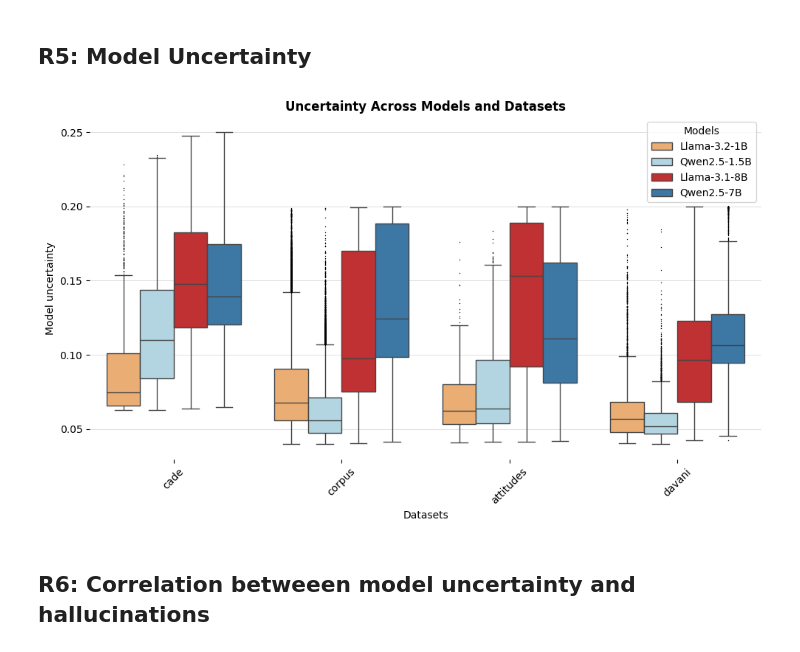
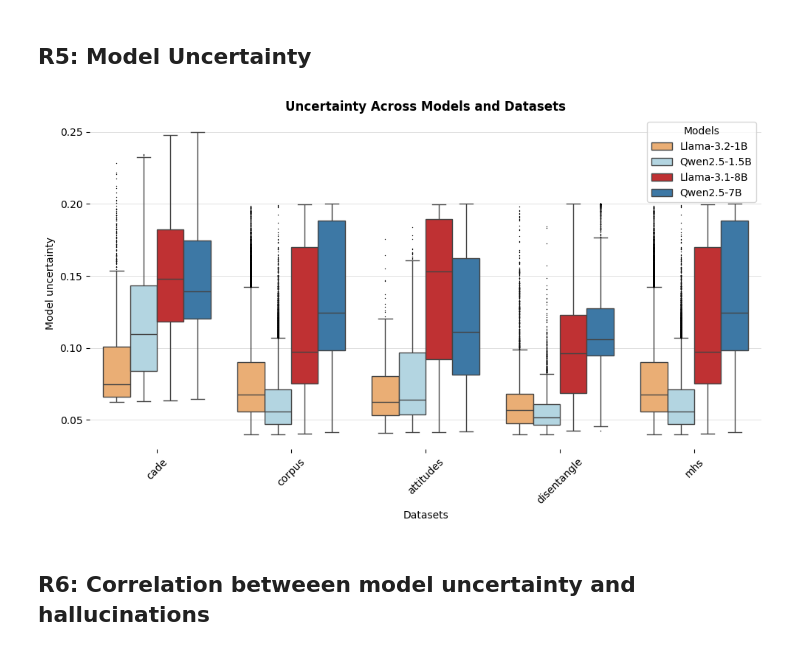
Before and after one commit to aequa-tech/ghost-annotator, a Jupyter notebook: src/Z.plot_viz.ipynb, the cells around one changed output. Saved outputs shown, nothing was run; the diff lists cells and outputs as text; code cells hidden in the pictures.

Commit message:
plots

```diff
--- a/src/Z.plot_viz.ipynb
+++ b/src/Z.plot_viz.ipynb
@@ -48,6 +48,14 @@ def calcola_percentuale_predizioni(file_csv):
 
     # Calcola la percentuale di predizioni "mai selezionate" rispetto al totale delle predizioni per ogni modello e dataset
     model_name, dataset_name = file_csv.split('_')[3].split('Instruct')[0][0:-1], file_csv.split('_')[-1].split(".")[0]
+
+    mappatura_dataset = {
+    'davani': 'disentangle',
+    'measuring': 'mhs',
+    'attitudes': 'attitudes',
+    'cade': 'cade'
+}
+    dataset_name = mappatura_dataset.get(dataset_name, dataset_name)
 
     if count==0:
         percentuale=0
@@ -405,6 +318,14 @@ def estrai_dati_box_plot(file_csv):
 
     # Unisci altre informazioni come il modello e dataset per etichettare correttamente
     model_name, dataset_name = file_csv.split('_')[3].split('Instruct')[0][0:-1], file_csv.split('_')[-1].split(".")[0]
+
+    mappatura_dataset = {
+    'davani': 'disentangle',
+    'measuring': 'mhs',
+    'attitudes': 'attitudes',
+    'cade': 'cade'
+}
+    dataset_name = mappatura_dataset.get(dataset_name, dataset_name)
 
     df_unique['model_name'] = model_name
     df_unique['dataset_name'] = dataset_name
@@ -433,34 +354,34 @@ modelli_ordinati = ['Llama-3.2-1B',  'Qwen2.5-1.5B','Llama-3.1-8B','Qwen2.5-7B']
 
 # Impostiamo i flierprops per ridurre la dimensione delle palline (outliers)
 flierprops = dict(marker='o', markerfacecolor='black', markersize=1, markeredgewidth=0)
 
 sns.boxplot(x='dataset_name', y='brier_score_model', hue='model_name', data=df_box_plot,
             hue_order=modelli_ordinati, palette=['#fdae61','#abd9e9','#d7191c','#2c7bb6'],
             flierprops=flierprops)
 
 # Aggiusta la formattazione
 plt.title('Uncertainty Across Models and Datasets', fontweight='bold')
 plt.xlabel('Datasets')
 plt.ylabel('Model uncertainty')
 plt.xticks(rotation=45)
 plt.legend(title="Models")
 plt.gca().spines['top'].set_visible(False)
 plt.gca().spines['right'].set_visible(False)
 plt.gca().spines['left'].set_visible(False)
 plt.gca().spines['bottom'].set_visible(False)
 plt.grid(axis='y', color='lightgray', linestyle='-', linewidth=0.5, zorder=0)  # Griglia orizzontale, grigia chiara
 
 plt.tight_layout()
 
 # Mostra il grafico
 
 #Save in pdf
 if not os.path.exists('figures'):
     os.makedirs('figures')
 plt.savefig('figures/model_uncertainty_across_models_datasets.pdf', format='pdf', bbox_inches='tight')
 plt.show()
 # %% [output]
-[figure, old version]
+[figure, new version]
 # %% [markdown]
 ## R6: Correlation betweeen model uncertainty and hallucinations
 # %% [markdown]
```
Also changed, not shown: parts of 2 cells of this notebook, 3 other files.
